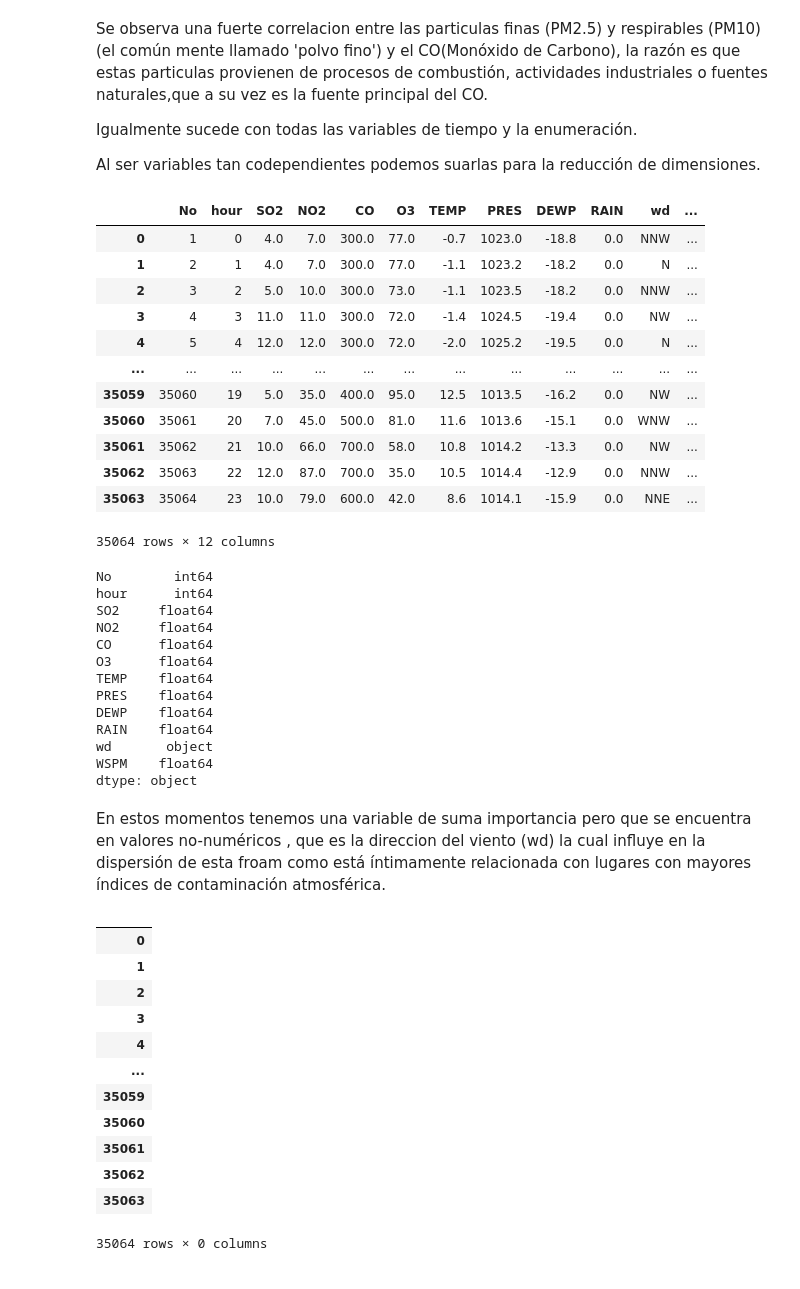
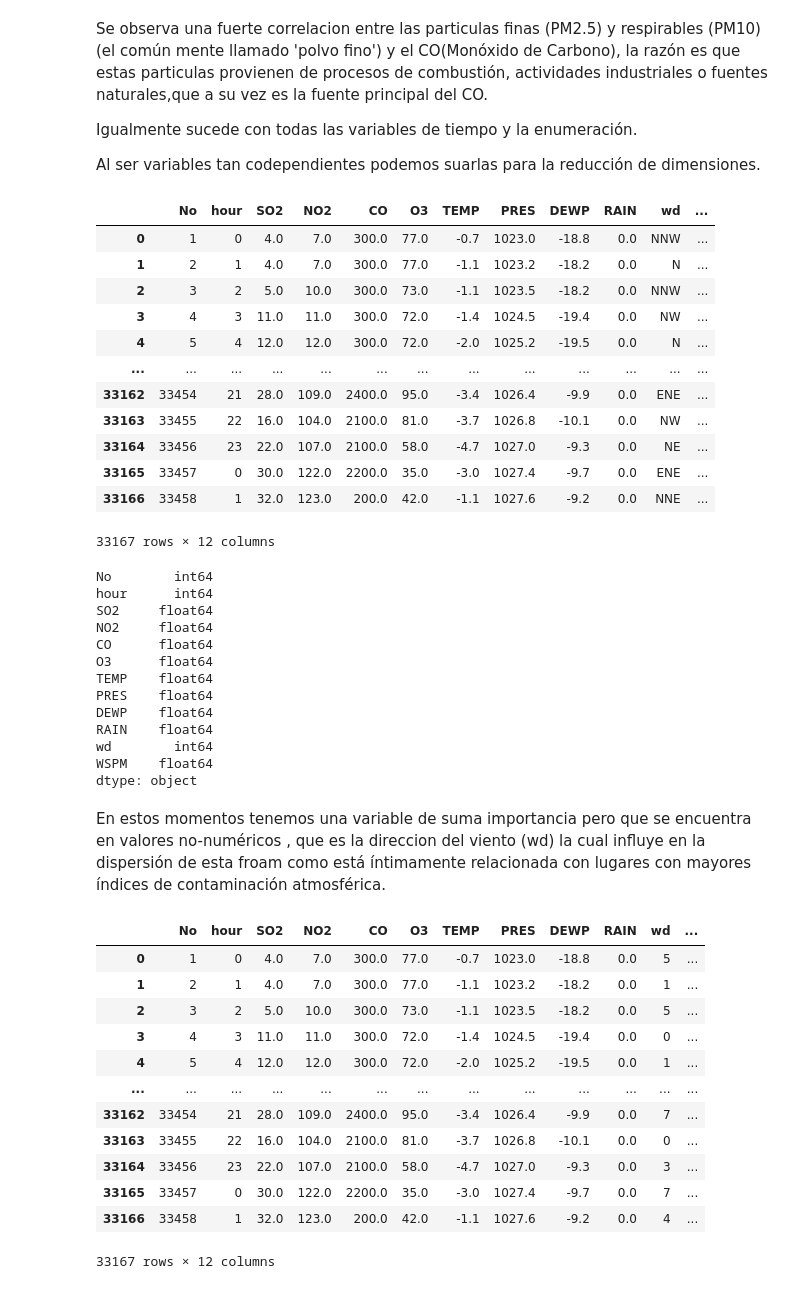
Before and after one commit to roxyconstantine-dev/Analisis_Datos_Contaminaci-n, a Jupyter notebook: Untitled3.ipynb, the cells around one changed output. Saved outputs shown, nothing was run; the diff lists cells and outputs as text; code cells hidden in the pictures.

```diff
--- a/Untitled3.ipynb
+++ b/Untitled3.ipynb
@@ -38,6 +38,7 @@ import plotly.express as px
 import pandas as pd
 url="https://github.com/roxyconstantine-dev/Analisis_Datos_Contaminaci-n/blob/main/PRSA_Data.xlsx?raw=true"
 df=pd.read_excel(url)
+df = df.dropna()
 df
 # %% [output]
 |  | No | year | month | day | hour | PM2.5 | PM10 | SO2 | NO2 | CO | O3 | ... |
@@ -145,12 +146,12 @@ df
 | 3 | 4 | 3 | 11.0 | 11.0 | 300.0 | 72.0 | -1.4 | 1024.5 | -19.4 | 0.0 | NW | ... |
 | 4 | 5 | 4 | 12.0 | 12.0 | 300.0 | 72.0 | -2.0 | 1025.2 | -19.5 | 0.0 | N | ... |
 | ... | ... | ... | ... | ... | ... | ... | ... | ... | ... | ... | ... | ... |
-| 35059 | 35060 | 19 | 5.0 | 35.0 | 400.0 | 95.0 | 12.5 | 1013.5 | -16.2 | 0.0 | NW | ... |
-| 35060 | 35061 | 20 | 7.0 | 45.0 | 500.0 | 81.0 | 11.6 | 1013.6 | -15.1 | 0.0 | WNW | ... |
-| 35061 | 35062 | 21 | 10.0 | 66.0 | 700.0 | 58.0 | 10.8 | 1014.2 | -13.3 | 0.0 | NW | ... |
-| 35062 | 35063 | 22 | 12.0 | 87.0 | 700.0 | 35.0 | 10.5 | 1014.4 | -12.9 | 0.0 | NNW | ... |
-| 35063 | 35064 | 23 | 10.0 | 79.0 | 600.0 | 42.0 | 8.6 | 1014.1 | -15.9 | 0.0 | NNE | ... |
+| 33162 | 33454 | 21 | 28.0 | 109.0 | 2400.0 | 95.0 | -3.4 | 1026.4 | -9.9 | 0.0 | ENE | ... |
+| 33163 | 33455 | 22 | 16.0 | 104.0 | 2100.0 | 81.0 | -3.7 | 1026.8 | -10.1 | 0.0 | NW | ... |
+| 33164 | 33456 | 23 | 22.0 | 107.0 | 2100.0 | 58.0 | -4.7 | 1027.0 | -9.3 | 0.0 | NE | ... |
+| 33165 | 33457 | 0 | 30.0 | 122.0 | 2200.0 | 35.0 | -3.0 | 1027.4 | -9.7 | 0.0 | ENE | ... |
+| 33166 | 33458 | 1 | 32.0 | 123.0 | 200.0 | 42.0 | -1.1 | 1027.6 | -9.2 | 0.0 | NNE | ... |
-35064 rows × 12 columns
+33167 rows × 12 columns
 # %%
 df.dtypes
 # %% [output]
@@ -164,28 +165,28 @@ TEMP    float64
 PRES    float64
 DEWP    float64
 RAIN    float64
-wd       object
+wd        int64
 WSPM    float64
 dtype: object
 # %% [markdown]
 En estos momentos tenemos una variable de suma importancia pero que se encuentra en valores no-numéricos , que es la direccion del viento (wd) la cual influye en la dispersión de esta froam como está íntimamente relacionada con lugares con mayores índices de contaminación atmosférica.
 # %%
-VIENTO_MAPEO = {'N':1, 'NA':2,'NE':3,'NNE':4 ,'NNW':5,'E':6,'ENE':7, 'ESE':8,'S':9,'SE':10 ,'SSE':11,'SSW':12,'SW':13, 'W':14,'WNW':15,'WSW':16,}
-#r=pd.get_dummies(df[['wd']])
-#r=r.to_string()
-sex_cat = pd.get_dummies(df["wd"])
-sex_cat
+VIENTO_MAPEO = {'NW':0,'N':1, 'NAA':2,'NE':3,'NNE':4 ,'NNW':5,'E':6,'ENE':7, 'ESE':8,'S':9,'SE':10 ,'SSE':11,'SSW':12,'SW':13, 'W':14,'WNW':15,'WSW':16}
+Y=df['wd']
+Y=Y.map(VIENTO_MAPEO)
+df['wd']=Y
+df
 # %% [output]
-|  |
-| 0 |
-| 1 |
-| 2 |
-| 3 |
-| 4 |
-| ... |
-| 35059 |
-| 35060 |
-| 35061 |
-| 35062 |
-| 35063 |
+|  | No | hour | SO2 | NO2 | CO | O3 | TEMP | PRES | DEWP | RAIN | wd | ... |
+| 0 | 1 | 0 | 4.0 | 7.0 | 300.0 | 77.0 | -0.7 | 1023.0 | -18.8 | 0.0 | 5 | ... |
+| 1 | 2 | 1 | 4.0 | 7.0 | 300.0 | 77.0 | -1.1 | 1023.2 | -18.2 | 0.0 | 1 | ... |
+| 2 | 3 | 2 | 5.0 | 10.0 | 300.0 | 73.0 | -1.1 | 1023.5 | -18.2 | 0.0 | 5 | ... |
+| 3 | 4 | 3 | 11.0 | 11.0 | 300.0 | 72.0 | -1.4 | 1024.5 | -19.4 | 0.0 | 0 | ... |
+| 4 | 5 | 4 | 12.0 | 12.0 | 300.0 | 72.0 | -2.0 | 1025.2 | -19.5 | 0.0 | 1 | ... |
+| ... | ... | ... | ... | ... | ... | ... | ... | ... | ... | ... | ... | ... |
+| 33162 | 33454 | 21 | 28.0 | 109.0 | 2400.0 | 95.0 | -3.4 | 1026.4 | -9.9 | 0.0 | 7 | ... |
+| 33163 | 33455 | 22 | 16.0 | 104.0 | 2100.0 | 81.0 | -3.7 | 1026.8 | -10.1 | 0.0 | 0 | ... |
+| 33164 | 33456 | 23 | 22.0 | 107.0 | 2100.0 | 58.0 | -4.7 | 1027.0 | -9.3 | 0.0 | 3 | ... |
+| 33165 | 33457 | 0 | 30.0 | 122.0 | 2200.0 | 35.0 | -3.0 | 1027.4 | -9.7 | 0.0 | 7 | ... |
+| 33166 | 33458 | 1 | 32.0 | 123.0 | 200.0 | 42.0 | -1.1 | 1027.6 | -9.2 | 0.0 | 4 | ... |
-35064 rows × 0 columns
+33167 rows × 12 columns
```
Also changed, not shown: parts of 3 cells of this notebook.
